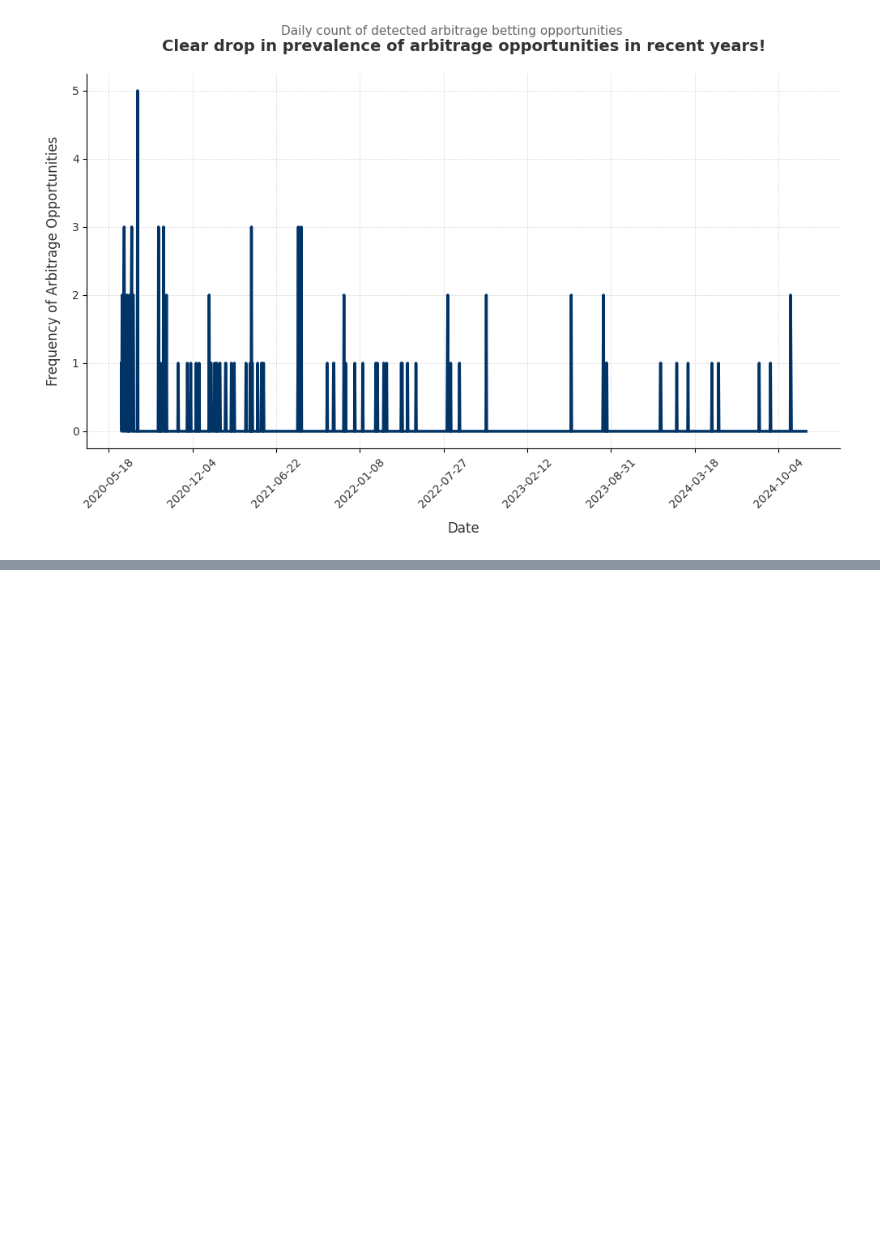
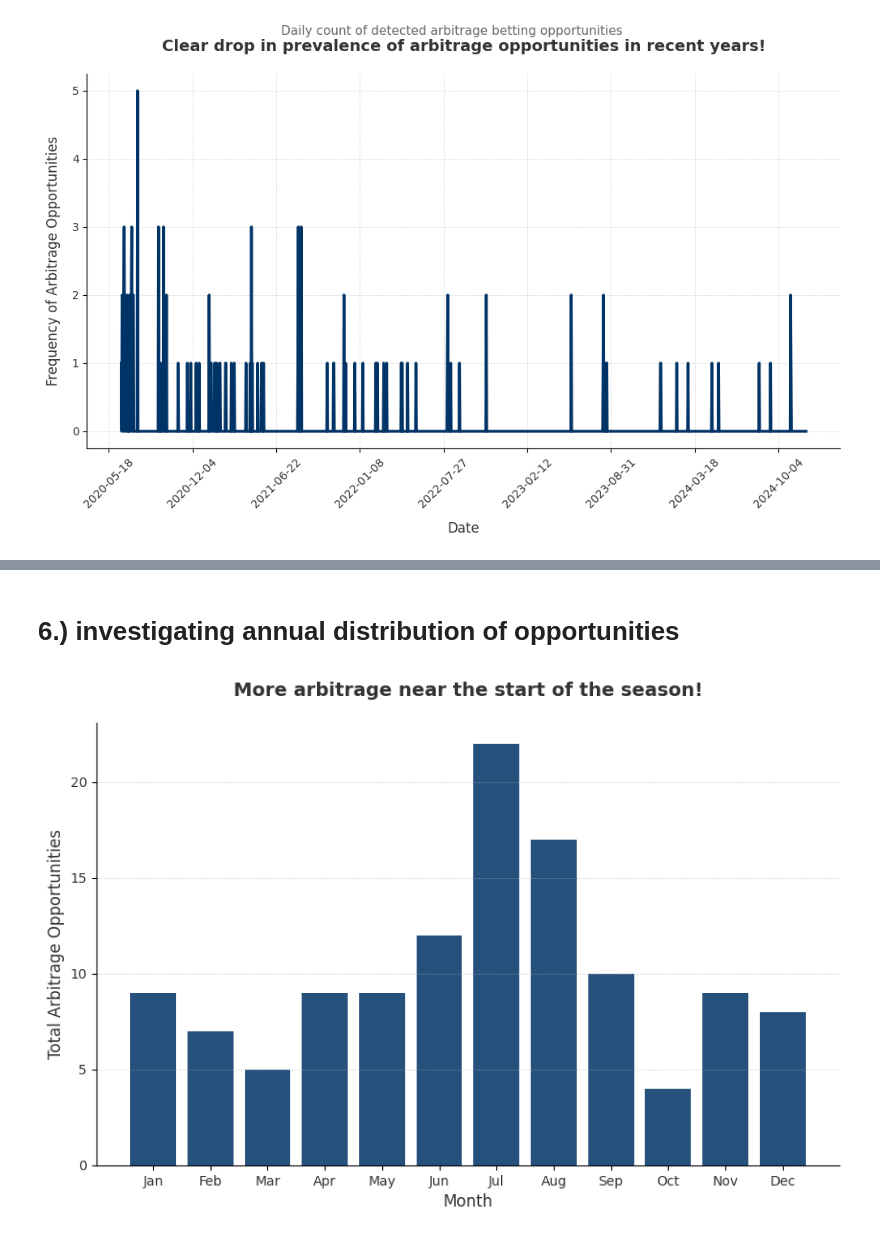
Before and after one commit to thoomkuzhymatthew/EPL_arb_betting, a Jupyter notebook: code/NB04-arbitrage_betting_strategies.ipynb, the cells around one changed output, grey strips where cells are left out. Drawn from its saved outputs; the diff is of its cells as text; code cells hidden in the pictures; blank space fills up the shorter version.

```diff
--- a/code/NB04-arbitrage_betting_strategies.ipynb
+++ b/code/NB04-arbitrage_betting_strategies.ipynb
@@ -158,0 +242,56 @@ To investigate this further I want to investigate the **profit margins of arbitr
+# %% [markdown]
+# 6.) investigating annual distribution of opportunities
+# %%
+import pandas as pd
+import matplotlib.pyplot as plt
+
+def plot_arbitrage_opportunities_by_month(df):
+    """
+    Plots the total number of arbitrage opportunities by month (aggregated across all years).
+
+    Parameters:
+    - df (pd.DataFrame): DataFrame containing fixture odds data.
+
+    Returns:
+    - None (displays a bar chart)
+    """
+    required_columns = {"Date", "max_home", "max_away", "max_draw"}
+    if not required_columns.issubset(df.columns):
+        raise ValueError(f"Missing required columns: {required_columns - set(df.columns)}")
+
+    df = df.copy()
+    df["Date"] = pd.to_datetime(df["Date"], format="%d/%m/%Y")
+
+    df = df.dropna(subset=["max_home", "max_away", "max_draw"])
+    df = df[(df["max_home"] > 0) & (df["max_away"] > 0) & (df["max_draw"] > 0)]
+
+    df["arbitrage_margin"] = 1 - ((1 / df["max_home"]) + (1 / df["max_away"]) + (1 / df["max_draw"]))
+    df["Month"] = df["Date"].dt.month  # Extract month as a number
+
+    # Count arbitrage occurrences per month (regardless of year)
+    monthly_arb_counts = df[df["arbitrage_margin"] > 0]["Month"].value_counts().sort_index()
+
+    # Define month names for better readability
+    month_labels = ["Jan", "Feb", "Mar", "Apr", "May", "Jun", "Jul", "Aug", "Sep", "Oct", "Nov", "Dec"]
+
+    # Plot
+    plt.figure(figsize=(10, 6))
+    plt.bar(month_labels, monthly_arb_counts, color="#003366", alpha=0.85)
+
+    plt.title("More arbitrage near the start of the season!", fontsize=14, fontweight="bold", pad=20, color="#333333")
+    plt.xlabel("Month", fontsize=12, color="#333333")
+    plt.ylabel("Total Arbitrage Opportunities", fontsize=12, color="#333333")
+
+    plt.grid(axis="y", linestyle="--", linewidth=0.5, alpha=0.5)
+    plt.xticks(fontsize=10, color="#333333")
+    plt.yticks(fontsize=10, color="#333333")
+
+    plt.gca().spines["top"].set_visible(False)
+    plt.gca().spines["right"].set_visible(False)
+
+    plt.show()
+
+# Example Usage:
+plot_arbitrage_opportunities_by_month(merged_df)
+# %% [output]
+[figure, added]
```
Also changed, not shown: parts of 8 cells of this notebook.
